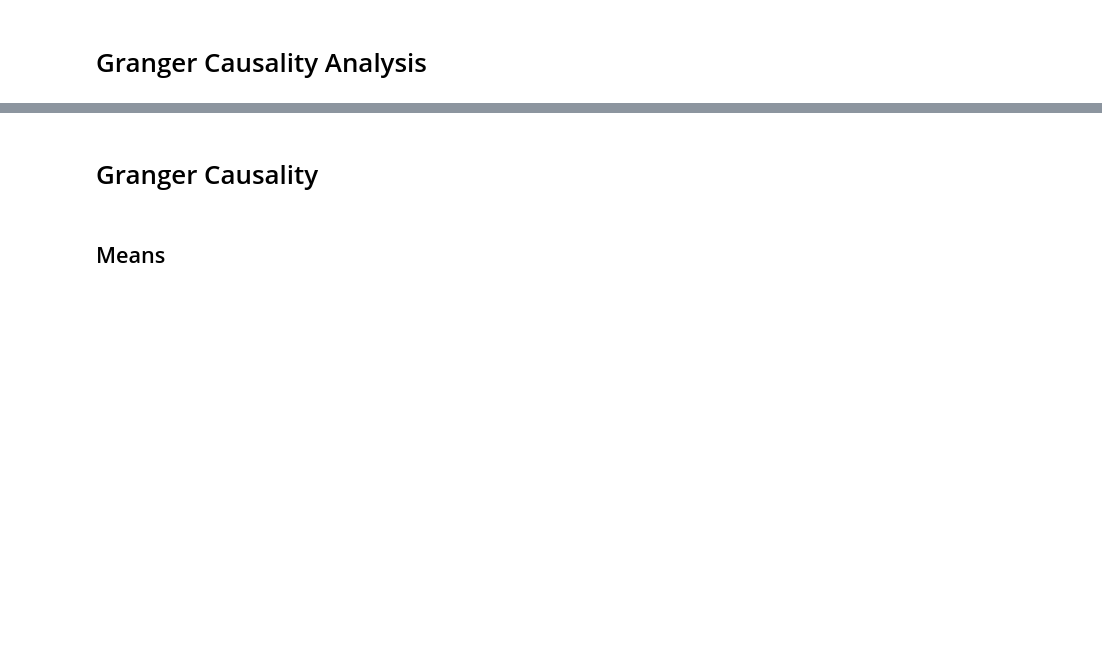
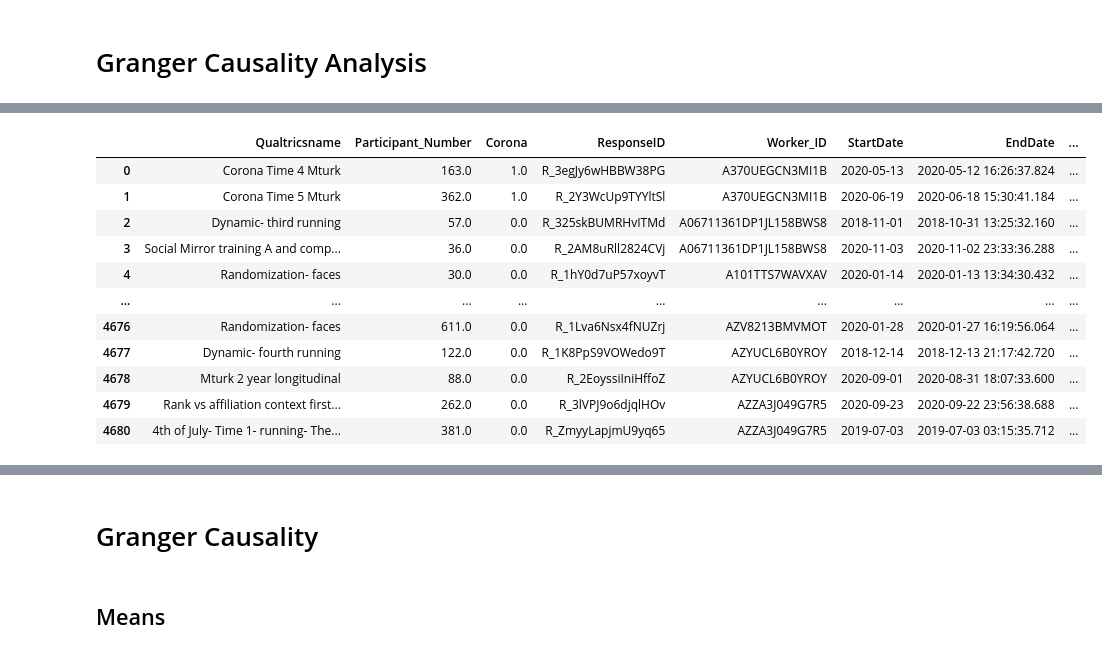
Before and after one commit to madisonlaprise/Senior_Thesis, a Jupyter notebook: Study2/Granger/Granger_Causality.ipynb, the cells around one changed output, grey strips where cells are left out. Cells and saved outputs as stored; diff of their text form; code cells hidden in the pictures; blank space fills up the shorter version.

```diff
--- a/Study2/Granger/Granger_Causality.ipynb
+++ b/Study2/Granger/Granger_Causality.ipynb
@@ -35,0 +3,73 @@ for time_point in time_points:
+# %%
+import networkx as nx
+import matplotlib.pyplot as plt
+import pandas as pd
+import seaborn as sns
+
+# Suppress warnings
+import warnings
+warnings.filterwarnings("ignore")
+
+cleaned_data = pd.read_csv("Study2_data.csv")
+
+# Convert StartDate to datetime and extract Year-Month
+cleaned_data['StartDate'] = pd.to_datetime(cleaned_data['StartDate'])
+cleaned_data['YearMonth'] = cleaned_data['StartDate'].dt.to_period('M')
+
+# Combine LSAS_avo and LSAS_anx into LSAS_1, LSAS_2, ..., LSAS_24
+for i in range(1, 25):
+    avo_col = f'LSAS_avo{i}'
+    anx_col = f'LSAS_anx{i}'
+    combined_col = f'LSAS_{i}'
+    cleaned_data[combined_col] = cleaned_data[avo_col] + cleaned_data[anx_col]
+
+# Drop LSAS_avo_* and LSAS_anx_* columns
+cols_to_drop = [f'LSAS_avo{i}' for i in range(1, 25)] + [f'LSAS_anx{i}' for i in range(1, 25)]
+print("Columns before dropping:", cleaned_data.columns.tolist())
+cleaned_data = cleaned_data.drop(columns=cols_to_drop, errors='raise')  # Use 'raise' to ensure it fails if columns aren't found
+print("Columns after dropping:", cleaned_data.columns.tolist())
+
+# Ensure only combined LSAS columns are used
+lsas_columns = [f'LSAS_{i}' for i in range(1, 25)]
+print("LSAS columns:", lsas_columns)
+
+# Define other question columns
+bdi_columns = [col for col in cleaned_data.columns if 'BDI' in col]
+cfs_columns = [col for col in cleaned_data.columns if 'CFS' in col]
+
+# Reverse score CFS questions 2, 3, 5, 10 in place
+reverse_columns = ['CFS_2_R', 'CFS_3_R', 'CFS_5_R', 'CFS_10_R']
+
+# Apply the reverse scoring transformation in place
+cleaned_data[reverse_columns] = 7 - cleaned_data[reverse_columns]
+
+# Reverse the DIRECTION of all CFS columns
+cleaned_data[cfs_columns] *= -1
+
+# Combine all question columns into one list
+question_columns = lsas_columns + bdi_columns + cfs_columns
+print("Question columns for melt:", question_columns)
+
+# Reshape the data so that each row is a unique observation
+# Each row should have a Participant_Number, StartDate, EndDate, Question, and Score
+long_data = pd.melt(cleaned_data,
+                    id_vars=['Participant_Number', 'YearMonth'],
+                    value_vars=question_columns,
+                    var_name='Question', value_name='Score')
+
+# Aggregate observations within the same time point by the mean
+# Create a dictionary of unique participants for each time point
+participant_dict = long_data.groupby('YearMonth')['Participant_Number'].apply(set).to_dict()
+long_data= (
+    long_data.groupby(['Participant_Number', 'YearMonth', 'Question'])['Score']
+    .mean()
+    .reset_index()
+)
+
+# Standardize
+long_data['Score'] = (long_data['Score'] - long_data['Score'].mean()) / long_data['Score'].std()
+
+df = long_data.copy()
+
+cleaned_data
+# %% [output]
@@ -35,0 +80,12 @@ for time_point in time_points:
+|  | Qualtricsname | Participant_Number | Corona | ResponseID | Worker_ID | StartDate | EndDate | ... |
+| 0 | Corona Time 4 Mturk | 163.0 | 1.0 | R_3egJy6wHBBW38PG | A370UEGCN3MI1B | 2020-05-13 | 2020-05-12 16:26:37.824 | ... |
+| 1 | Corona Time 5 Mturk | 362.0 | 1.0 | R_2Y3WcUp9TYYltSl | A370UEGCN3MI1B | 2020-06-19 | 2020-06-18 15:30:41.184 | ... |
+| 2 | Dynamic- third running | 57.0 | 0.0 | R_325skBUMRHvITMd | A06711361DP1JL158BWS8 | 2018-11-01 | 2018-10-31 13:25:32.160 | ... |
+| 3 | Social Mirror training A and comp... | 36.0 | 0.0 | R_2AM8uRll2824CVj | A06711361DP1JL158BWS8 | 2020-11-03 | 2020-11-02 23:33:36.288 | ... |
+| 4 | Randomization- faces | 30.0 | 0.0 | R_1hY0d7uP57xoyvT | A101TTS7WAVXAV | 2020-01-14 | 2020-01-13 13:34:30.432 | ... |
+| ... | ... | ... | ... | ... | ... | ... | ... | ... |
+| 4676 | Randomization- faces | 611.0 | 0.0 | R_1Lva6Nsx4fNUZrj | AZV8213BMVMOT | 2020-01-28 | 2020-01-27 16:19:56.064 | ... |
+| 4677 | Dynamic- fourth running | 122.0 | 0.0 | R_1K8PpS9VOWedo9T | AZYUCL6B0YROY | 2018-12-14 | 2018-12-13 21:17:42.720 | ... |
+| 4678 | Mturk 2 year longitudinal | 88.0 | 0.0 | R_2EoyssiIniHffoZ | AZYUCL6B0YROY | 2020-09-01 | 2020-08-31 18:07:33.600 | ... |
+| 4679 | Rank vs affiliation context first... | 262.0 | 0.0 | R_3lVPJ9o6djqlHOv | AZZA3J049G7R5 | 2020-09-23 | 2020-09-22 23:56:38.688 | ... |
+| 4680 | 4th of July- Time 1- running- The... | 381.0 | 0.0 | R_ZmyyLapjmU9yq65 | AZZA3J049G7R5 | 2019-07-03 | 2019-07-03 03:15:35.712 | ... |
```
Also changed, not shown: parts of 15 cells of this notebook, 3 other files.
